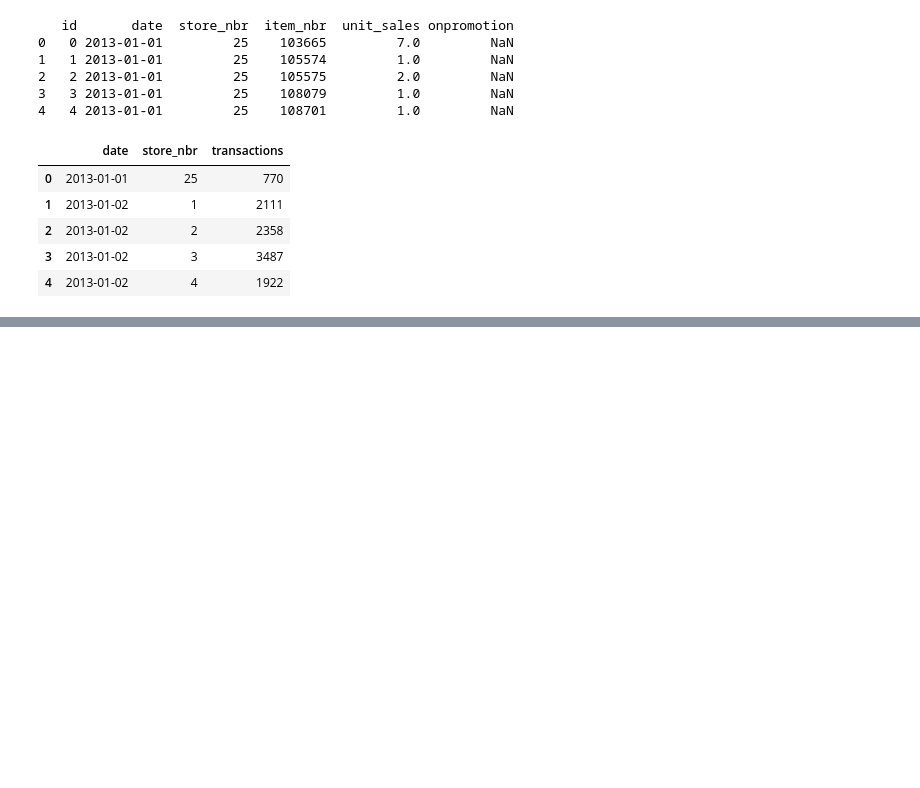
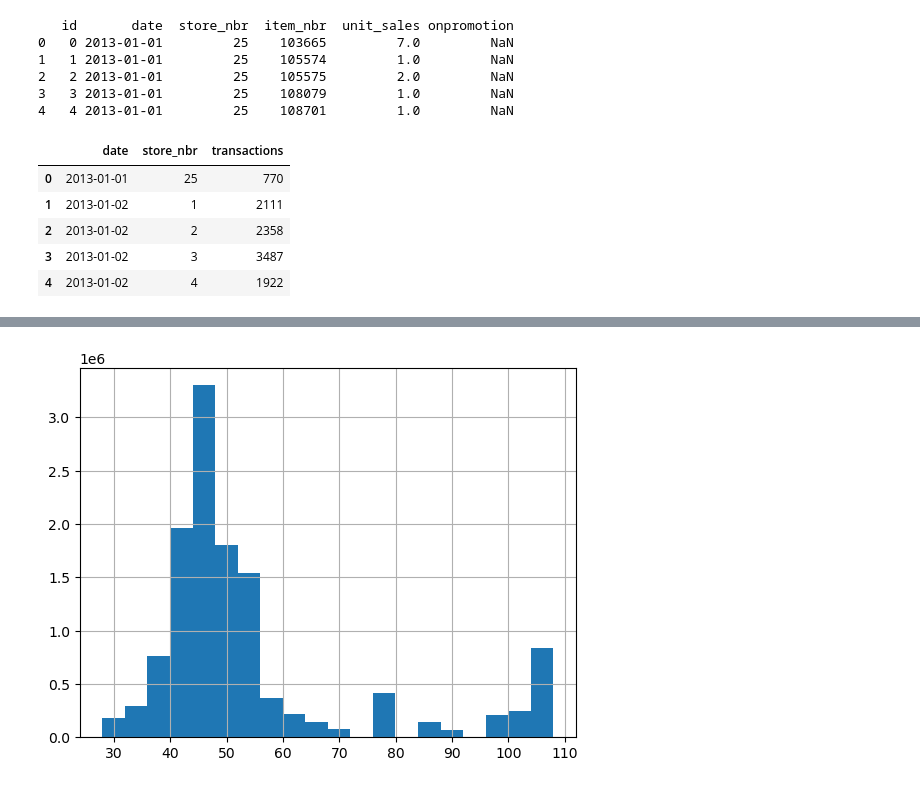
Before and after one commit to cathilo/ds, a Jupyter notebook: project_grocery/Feature_engineering.ipynb, the cells around one changed output, grey strips where cells are left out. Drawn from its saved outputs; the diff is of its cells as text; code cells hidden in the pictures; blank space fills up the shorter version.

```diff
--- a/project_grocery/Feature_engineering.ipynb
+++ b/project_grocery/Feature_engineering.ipynb
@@ -122,0 +172,5 @@ df
+# %%
+df.dcoilwtico.hist(bins=20)
+plt.show()
+# %% [output]
+[figure, added]
```
Also changed, not shown: parts of 14 cells of this notebook.
